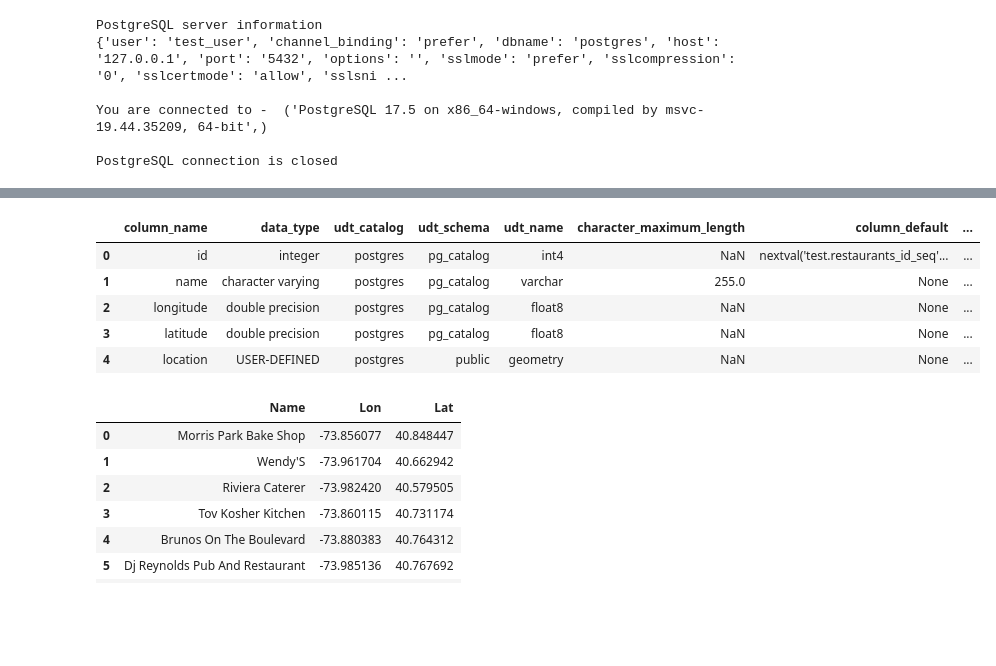
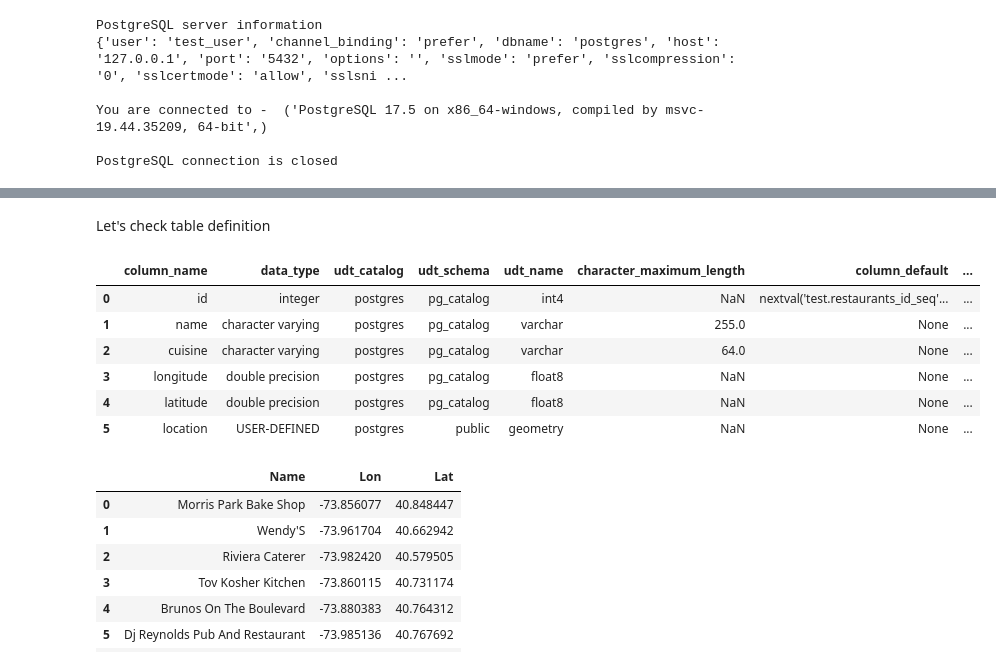
Before and after one commit to ozdemirht/py_redis_1, a Jupyter notebook: docs/Note-Postgresql-Spatial.ipynb, the cells around one changed output, grey strips where cells are left out. Saved outputs shown, nothing was run; the diff lists cells and outputs as text; code cells hidden in the pictures; blank space fills up the shorter version.

```diff
--- a/docs/Note-Postgresql-Spatial.ipynb
+++ b/docs/Note-Postgresql-Spatial.ipynb
@@ -144,0 +178,25 @@ df_raw
+# %%
+# Queries
+SQL_DROP_TABLE = f"DROP TABLE IF EXISTS test.restaurants;"
+SQL_CREATE_TABLE = f"""
+    CREATE TABLE IF NOT EXISTS test.restaurants (
+    id SERIAL PRIMARY KEY,
+    name VARCHAR(255),
+    cuisine VARCHAR(64),
+    longitude FLOAT,
+    latitude FLOAT,
+    location GEOMETRY(Point, 4326)
+    )
+    """
+SQL_VALIDATE_COLUMNS="""
+     select column_name
+        , data_type
+        , udt_catalog
+        , udt_schema
+        , udt_name
+        , character_maximum_length
+        , column_default
+        , is_nullable
+    from INFORMATION_SCHEMA.COLUMNS
+    where table_name = 'restaurants';
+    """
@@ -144,0 +226,4 @@ df_raw
+# %%
+# create the restaurants table
+reply = execute_sqL_with_fetchall(SQL_VALIDATE_COLUMNS)
+reply
@@ -145,16 +249,19 @@ df_raw
+# %% [markdown]
+Let's check table definition
 # %%
 column_names = [ 'column_name', 'data_type',
                  'udt_catalog', 'udt_schema', 'udt_name',
                  'character_maximum_length', 'column_default', 'is_nullable']
-df = pd.DataFrame(df_raw,columns=column_names)
+df = pd.DataFrame(reply,columns=column_names)
 df
 # %% [output]
 |  | column_name | data_type | udt_catalog | udt_schema | udt_name | character_maximum_length | column_default | ... |
 | 0 | id | integer | postgres | pg_catalog | int4 | NaN | nextval('test.restaurants_id_seq'... | ... |
 | 1 | name | character varying | postgres | pg_catalog | varchar | 255.0 | None | ... |
-| 2 | longitude | double precision | postgres | pg_catalog | float8 | NaN | None | ... |
-| 3 | latitude | double precision | postgres | pg_catalog | float8 | NaN | None | ... |
-| 4 | location | USER-DEFINED | postgres | public | geometry | NaN | None | ... |
+| 2 | cuisine | character varying | postgres | pg_catalog | varchar | 64.0 | None | ... |
+| 3 | longitude | double precision | postgres | pg_catalog | float8 | NaN | None | ... |
+| 4 | latitude | double precision | postgres | pg_catalog | float8 | NaN | None | ... |
+| 5 | location | USER-DEFINED | postgres | public | geometry | NaN | None | ... |
 # %%
 filename="./restaurants.csv"
 df_loaded = pd.read_csv(filename)
```
Also changed, not shown: parts of 24 cells of this notebook.
